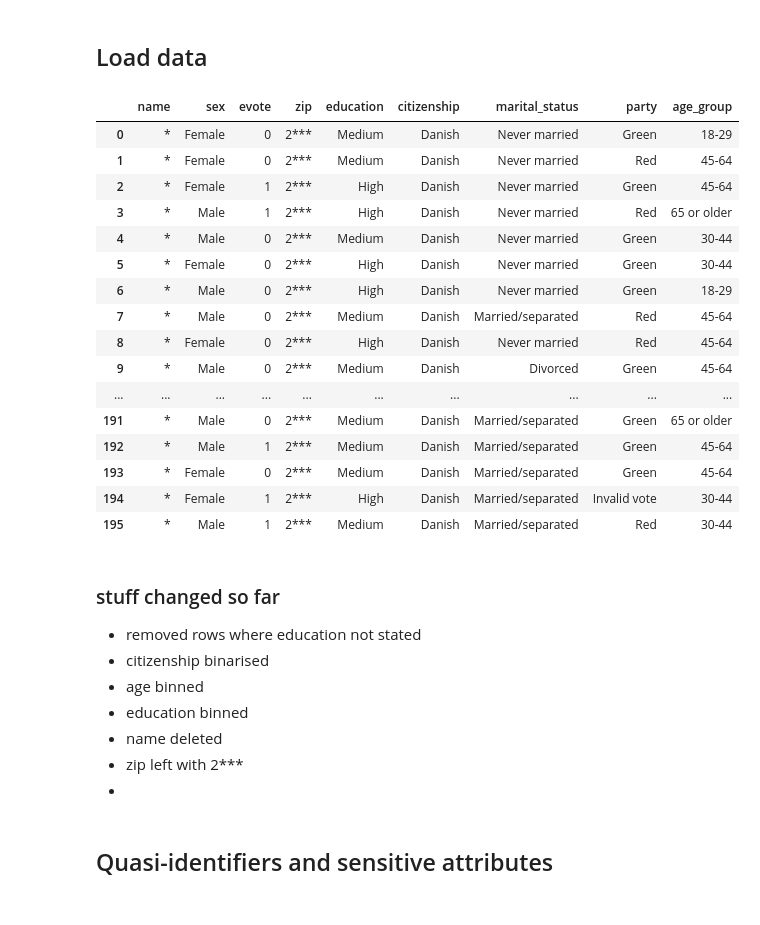
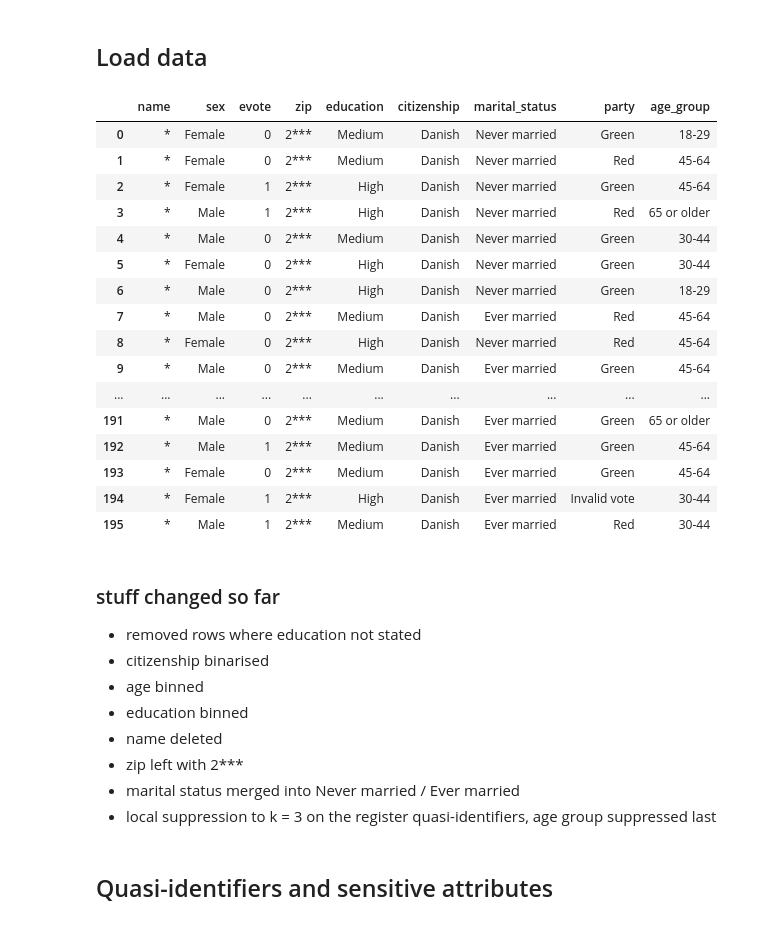
Before and after one commit to darageorgieva/Elections-Data-Anonymisation-Security-Privacy-Project, a Jupyter notebook: annonymisation/anon_check.ipynb, the cells around one changed output. Cells and saved outputs as stored; diff of their text form; code cells hidden in the pictures.

```diff
--- a/annonymisation/anon_check.ipynb
+++ b/annonymisation/anon_check.ipynb
@@ -13,26 +13,28 @@ pd.set_option("display.width", 200)
 # %%
 df = pd.read_csv(r"..\data\private_data_preprocessed.csv", dtype=str)   # read everything as text (evote, zip as characters)
 df = df.drop(columns=[c for c in df.columns if c.startswith("Unnamed") or c == "X"], errors="ignore")  # drop row-index column
 df["zip"] = df["zip"].str[0] + "***"
+# marital status: merge into Never married / Ever married (fewer small classes -> less suppression)
+df["marital_status"] = df["marital_status"].where(df["marital_status"] == "Never married", "Ever married")
 df
 # %% [output]
 |  | name | sex | evote | zip | education | citizenship | marital_status | party | age_group |
 | 0 | * | Female | 0 | 2*** | Medium | Danish | Never married | Green | 18-29 |
 | 1 | * | Female | 0 | 2*** | Medium | Danish | Never married | Red | 45-64 |
 | 2 | * | Female | 1 | 2*** | High | Danish | Never married | Green | 45-64 |
 | 3 | * | Male | 1 | 2*** | High | Danish | Never married | Red | 65 or older |
 | 4 | * | Male | 0 | 2*** | Medium | Danish | Never married | Green | 30-44 |
 | 5 | * | Female | 0 | 2*** | High | Danish | Never married | Green | 30-44 |
 | 6 | * | Male | 0 | 2*** | High | Danish | Never married | Green | 18-29 |
-| 7 | * | Male | 0 | 2*** | Medium | Danish | Married/separated | Red | 45-64 |
+| 7 | * | Male | 0 | 2*** | Medium | Danish | Ever married | Red | 45-64 |
 | 8 | * | Female | 0 | 2*** | High | Danish | Never married | Red | 45-64 |
-| 9 | * | Male | 0 | 2*** | Medium | Danish | Divorced | Green | 45-64 |
+| 9 | * | Male | 0 | 2*** | Medium | Danish | Ever married | Green | 45-64 |
 | ... | ... | ... | ... | ... | ... | ... | ... | ... | ... |
-| 191 | * | Male | 0 | 2*** | Medium | Danish | Married/separated | Green | 65 or older |
-| 192 | * | Male | 1 | 2*** | Medium | Danish | Married/separated | Green | 45-64 |
-| 193 | * | Female | 0 | 2*** | Medium | Danish | Married/separated | Green | 45-64 |
-| 194 | * | Female | 1 | 2*** | High | Danish | Married/separated | Invalid vote | 30-44 |
-| 195 | * | Male | 1 | 2*** | Medium | Danish | Married/separated | Red | 30-44 |
+| 191 | * | Male | 0 | 2*** | Medium | Danish | Ever married | Green | 65 or older |
+| 192 | * | Male | 1 | 2*** | Medium | Danish | Ever married | Green | 45-64 |
+| 193 | * | Female | 0 | 2*** | Medium | Danish | Ever married | Green | 45-64 |
+| 194 | * | Female | 1 | 2*** | High | Danish | Ever married | Invalid vote | 30-44 |
+| 195 | * | Male | 1 | 2*** | Medium | Danish | Ever married | Red | 30-44 |
 # %% [markdown]
 ### stuff changed so far
 - removed rows where education not stated
@@ -41,7 +43,8 @@ df
 - education binned
 - name deleted
 - zip left with 2***
--
+- marital status merged into Never married / Ever married
+- local suppression to k = 3 on the register quasi-identifiers, age group suppressed last
 # %% [markdown]
 ## Quasi-identifiers and sensitive attributes
 # %%
```
Also changed, not shown: parts of 8 cells of this notebook, 3 other files.
